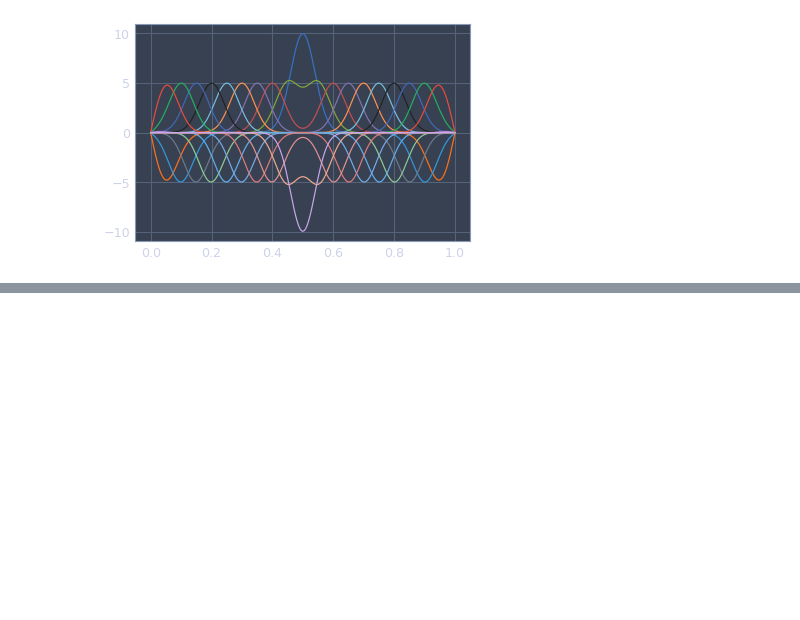
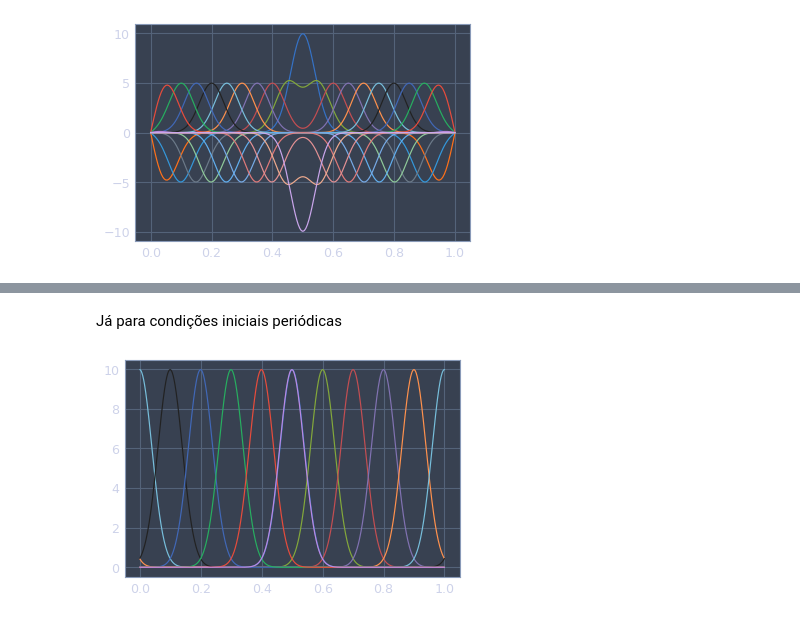
Before and after one commit to ruimpz/comp-phys, a Jupyter notebook: 2019-TPC3/2019-TPC3.ipynb, the cells around one changed output, grey strips where cells are left out. Cells and saved outputs as stored; diff of their text form; code cells hidden in the pictures; blank space fills up the shorter version.

```diff
--- a/2019-TPC3/2019-TPC3.ipynb
+++ b/2019-TPC3/2019-TPC3.ipynb
@@ -438,0 +481,29 @@ plt.show()
+# %% [markdown]
+Já para condições iniciais periódicas
+# %%
+a = .001
+h = .01 * a
+diag = 1 + 2 * h**2 / a ** 2
+ndiag = - h**2 / a ** 2
+ts = np.arange(0, 1 + h, h)
+x = np.arange(0, 1 + a, a)
+sigma = .04
+psis = np.zeros((len(x), len(ts)), float)
+phis = np.zeros((len(x), len(ts)), float)
+psis[:, 0] = 1/np.sqrt(2*np.pi)/sigma * np.exp(-(x-1/2)**2/ 2 / sigma**2)
+phis[:, 0] = psis[:, 0] * (x - 1/2) / sigma**2
+for i in range(1, len(ts)):
+    psi = psis[:,i-1]
+    phi = phis[:,i-1]
+    phi[1:-1] = phi[1:-1] + h/a**2 * (psi[:-2] + psi[2:] -2*psi[1:-1])
+    psis[1:-1,i] = psi[1:-1] + h * phi[1:-1]
+    phis[:,i] = phi
+    phis[0, i] = phi[0] + h/a**2 * (psi[-1] + psi[1] -2*psi[0])
+    phis[-1,i] = phi[-1] + h/a**2 * (psi[-2] + psi[0] -2*psi[-1])
+    psis[0, i] = psi[0] + h * phi[0]
+    psis[-1,i] = psi[-1] + h * phi[-1]
+for j in range(0,len(ts), 10000):
+    plt.plot(x, psis[:, j])
+plt.show()
+# %% [output]
+[figure, added]
```
Also changed, not shown: parts of 18 cells of this notebook.
